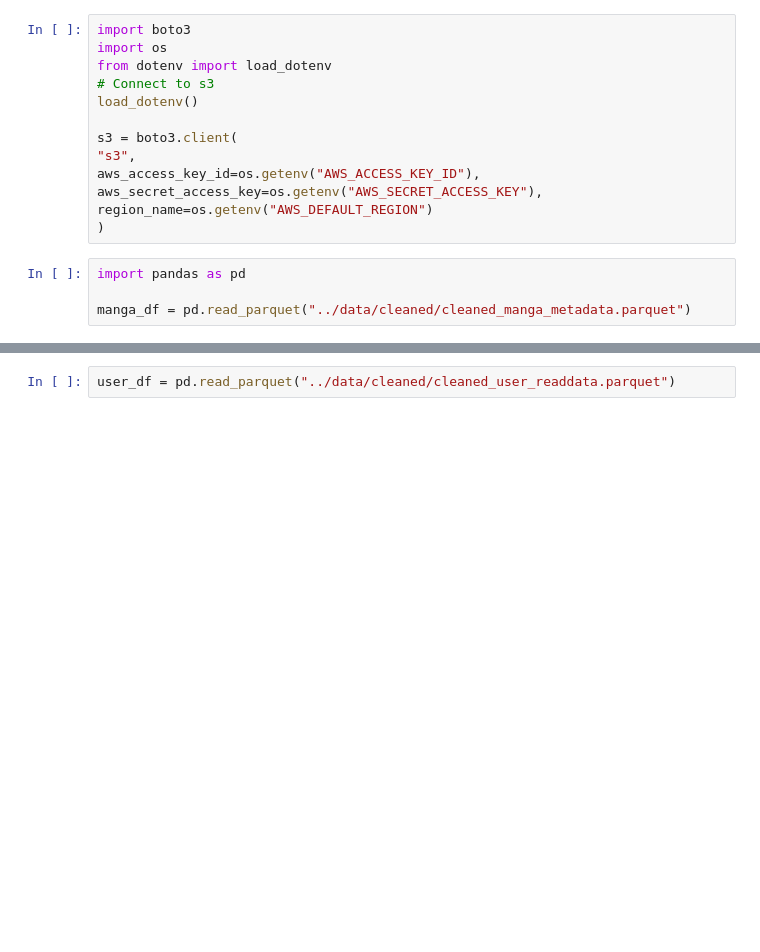
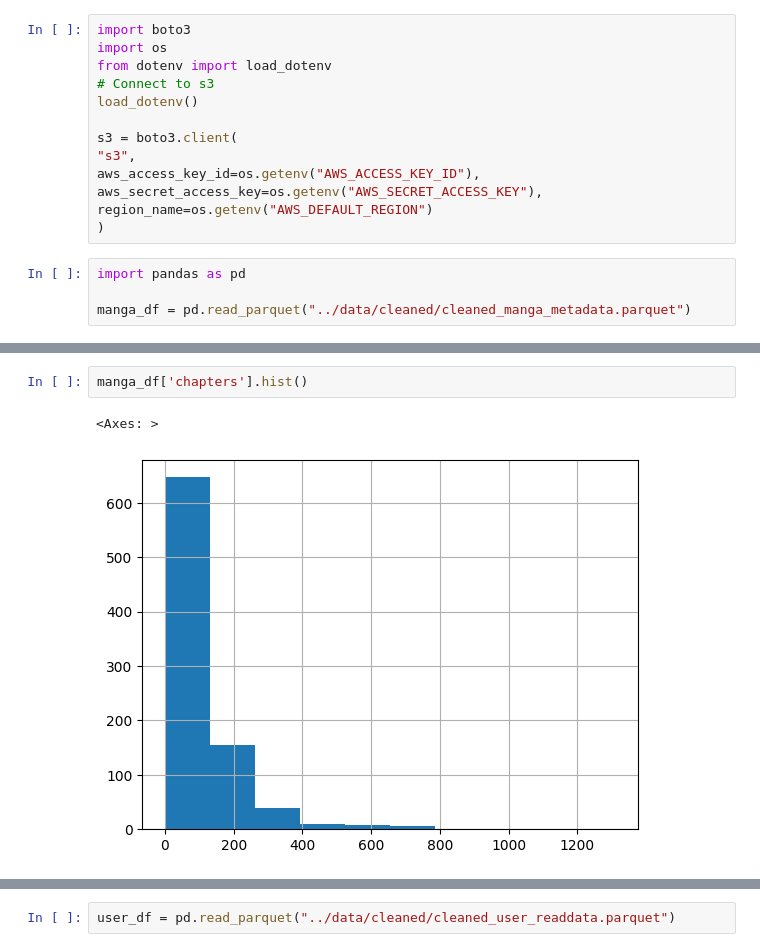
Before and after one commit to mannkenn/manga-recs, a Jupyter notebook: notebooks/feature_engineering.ipynb, the cells around one changed output, grey strips where cells are left out. Drawn from its saved outputs; the diff is of its cells as text; blank space fills up the shorter version.

```diff
--- a/notebooks/feature_engineering.ipynb
+++ b/notebooks/feature_engineering.ipynb
@@ -33,0 +34,5 @@ manga_df
+# %%
+manga_df['chapters'].hist()
+# %% [output]
+<Axes: >
+[figure, added]
```
Also changed, not shown: parts of 10 cells of this notebook, 3 other files.
